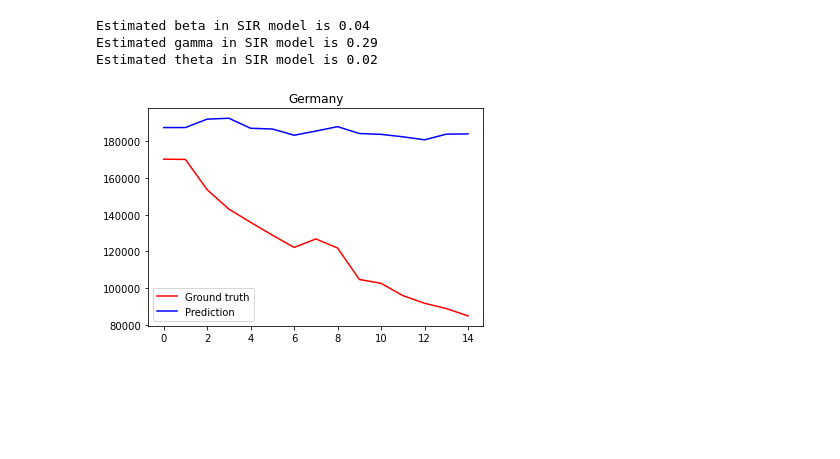
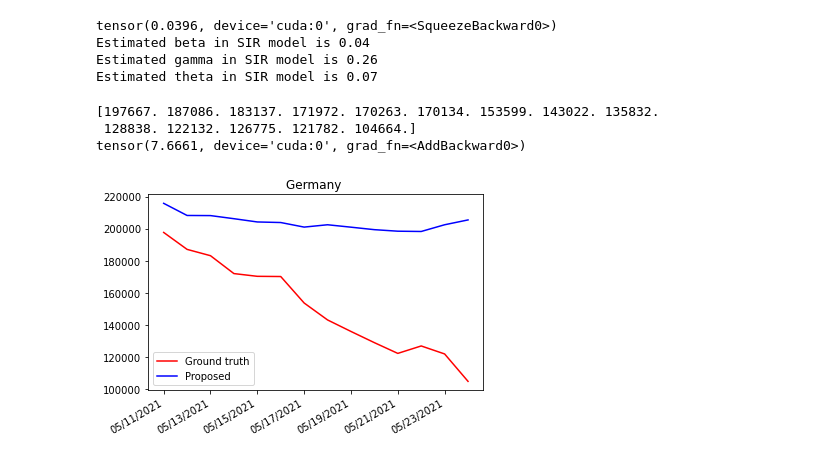
Before and after one commit to connieksun/gnn-covid-vaccine, a Jupyter notebook: stan_vax.ipynb, the cells around one changed output. Drawn from its saved outputs; the diff is of its cells as text; code cells hidden in the pictures; blank space fills up the shorter version.

Commit message:
updated pred_window and history_window

```diff
--- a/stan_vax.ipynb
+++ b/stan_vax.ipynb
@@ -158,7 +168,7 @@ for i, each_loc in enumerate(loc_list):
     normalizer['dS'][each_loc] = (np.mean(dS[i]), np.std(dS[i]))
     normalizer['Vt'][each_loc] = (np.mean(Vt[i]), np.std(Vt[i]))
 # %%
-def prepare_data(data, sum_I, sum_R, Vt, edges_df, start, history_window=5, pred_window=15, slide_step=5):
+def prepare_data(data, sum_I, sum_R, Vt, edges_df, start, history_window=21, pred_window=14, slide_step=7):
     # Data shape n_loc, timestep, n_feat
     # Reshape to n_loc, t, history_window*n_feat
     n_loc = data.shape[0]
@@ -243,15 +253,12 @@ def squish_edges(E):
         edges.append(edges_flat)
     return np.array(edges)
 # %%
-import time
-start_time = time.time()
-# re-run from here
-valid_window = 25
-test_window = 25
+valid_window = 41 # check this number
+test_window = 41
 
-history_window=7 # one week
-pred_window=15
-slide_step=6
+history_window=21 # 21 days of information
+pred_window=14 # predicts 14 days
+slide_step=7 # increment by one week
 
 dynamic_feat = np.concatenate((np.expand_dims(dI, axis=-1), np.expand_dims(dR, axis=-1), np.expand_dims(dS, axis=-1)), axis=-1)
 
@@ -301,8 +308,6 @@ test_x, test_I, test_R, test_cI, test_cR, test_yI, test_yR, test_Vt, test_edges
 train_edges = squish_edges(train_edges)
 val_edges = squish_edges(val_edges)
 test_edges = squish_edges(test_edges)
-
-print("--- %s seconds ---" % (time.time() - start_time)) # a minute or two, depending on date/window lengths
 # %%
 print(train_edges.shape) # one edge array (len = # edges) for each timestep
 print(train_x.shape) # one array of features for each timestep for each location
@@ -442,11 +479,13 @@ test_pred_active, test_pred_recovered, test_pred_phy_active, test_pred_phy_recov
 # %%
+print(model.alpha_scaled)
 print('Estimated beta in SIR model is %.2f'%model.alpha_scaled)
 print('Estimated gamma in SIR model is %.2f'%model.beta_scaled)
 print('Estimated theta in SIR model is %.2f'%model.theta_scaled)
 # %% [output]
+tensor(0.0396, device='cuda:0', grad_fn=<SqueezeBackward0>)
 Estimated beta in SIR model is 0.04
-Estimated gamma in SIR model is 0.29
-Estimated theta in SIR model is 0.02
+Estimated gamma in SIR model is 0.26
+Estimated theta in SIR model is 0.07
 # %%
 #Cumulate predicted dI
 pred_I = []
@@ -487,9 +524,31 @@ I_true = get_real_y(active_cases[:], history_window, pred_window, slide_step)
+# %%
+#I_true = get_real_y(active_cases[:], history_window, pred_window, slide_step)
+I_true = active_cases[cur_loc]
+I_true = I_true[-test_window:] # test
+I_true = I_true[history_window:history_window+pred_window]
+print(I_true)
+
+test_pred_phy_active = (test_pred_phy_active - dI_mean[cur_loc]) / dI_std[cur_loc]
+# change loss here
+loss = criterion(test_pred_active.squeeze(), val_yI[cur_loc].squeeze()) + 0.1*criterion(test_pred_phy_active.squeeze(), val_yI[cur_loc].squeeze())
+print(loss)
+# %% [output]
+[197667. 187086. 183137. 171972. 170263. 170134. 153599. 143022. 135832.
+ 128838. 122132. 126775. 121782. 104664.]
+tensor(7.6661, device='cuda:0', grad_fn=<AddBackward0>)
 # %%
-plt.plot(I_true[cur_loc, -1, :],c='r', label='Ground truth')
-plt.plot(pred_I[-1, :],c='b', label='Prediction')
+import matplotlib.dates as mdates
+dates = [test_start_date + pd.DateOffset(days=i+history_window) for i in range(pred_window)]
+plt.gca().xaxis.set_major_formatter(mdates.DateFormatter('%m/%d/%Y'))
+#plt.plot(I_true[cur_loc, -1, :],c='r', label='Ground truth')
+stan_res = pickle.load(open(f"stan_results/{loc_name}_stan_results", "rb"))
+plt.plot(dates, I_true, c='r', label='Ground truth')
+#plt.plot(dates, stan_res["sirv"], c='g', label="STAN")
+plt.plot(dates, pred_I[-1, :],c='b', label='Proposed')
+plt.gcf().autofmt_xdate()
 #plt.plot(sir_I[-1, :],c='purple', label='SIR Prediction')
 plt.legend()
-plt.title(loc_name)
+plt.title(loc_name + " ")
 plt.show()
 # %% [output]
-[figure, old version]
+[figure, new version]
```
Also changed, not shown: parts of 11 cells of this notebook, 19 other files.
